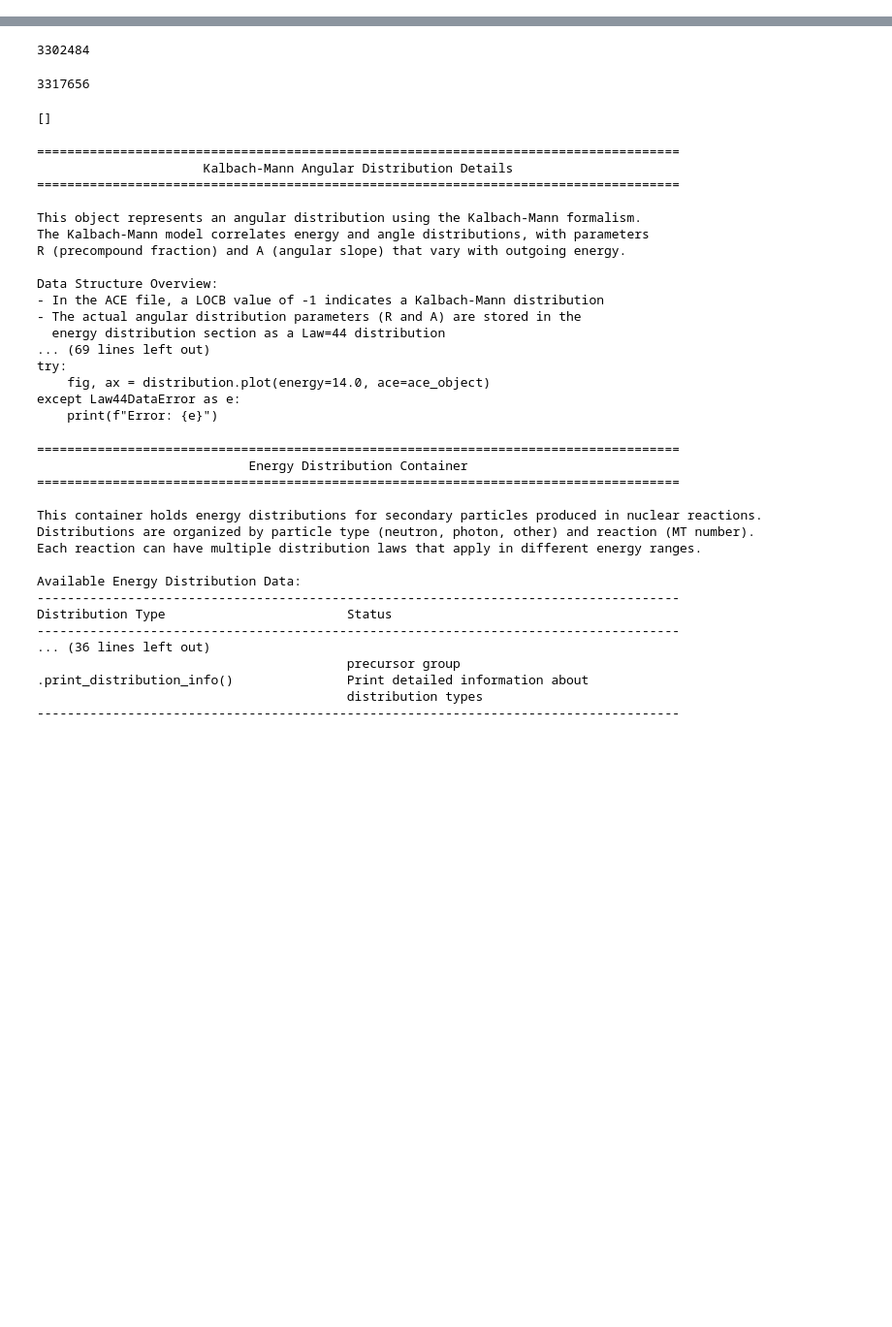
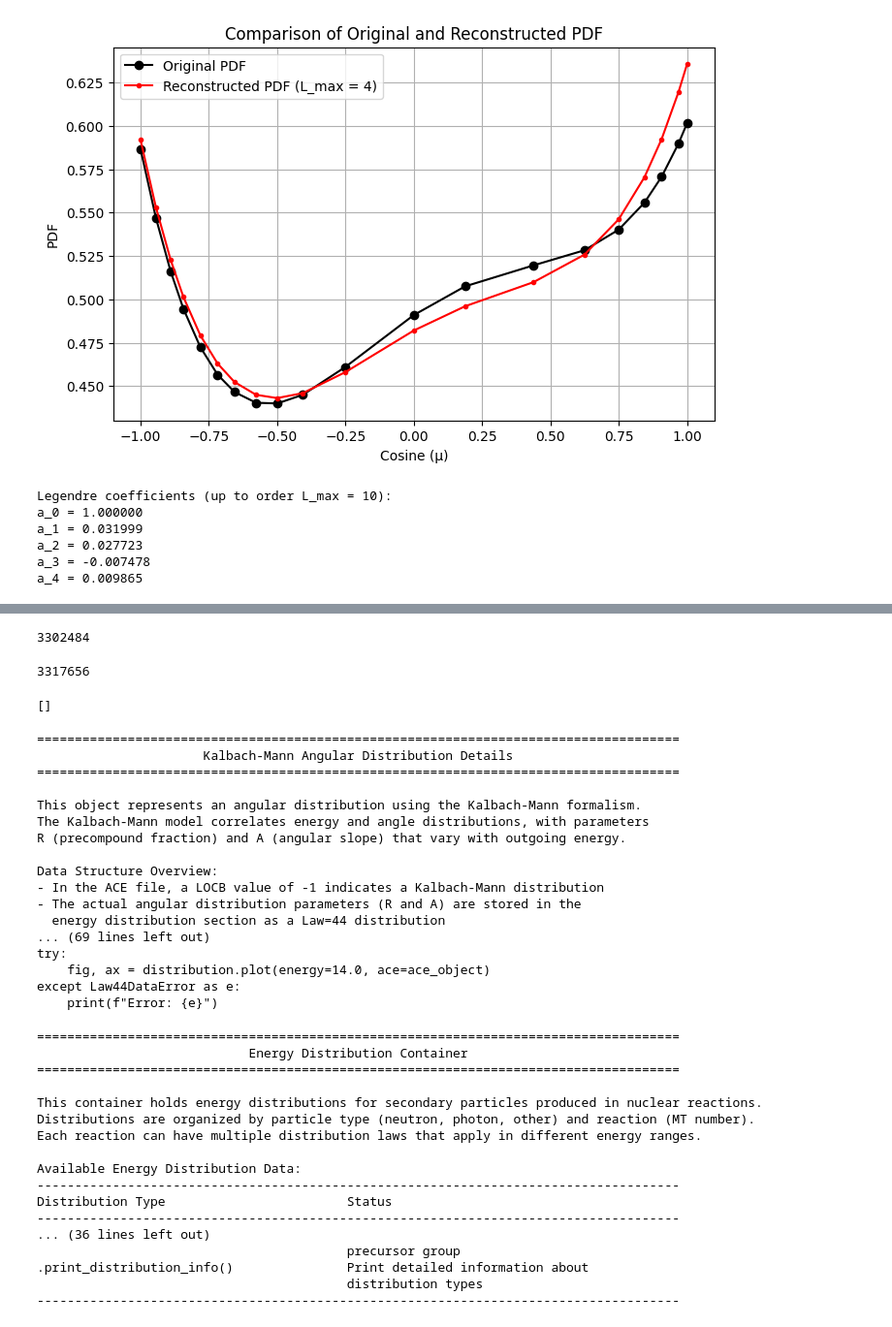
Before and after one commit to monleon96/kika, a Jupyter notebook: mcnpy/ace/test.ipynb, the cells around one changed output, grey strips where cells are left out. Shown at 97% size. Saved outputs shown, nothing was run; the diff lists cells and outputs as text; code cells hidden in the pictures; blank space fills up the shorter version.

```diff
--- a/mcnpy/ace/test.ipynb
+++ b/mcnpy/ace/test.ipynb
@@ -52,0 +70,57 @@ distribution that describes the probability of scattering at different angles.
+# %%
+num = 100
+# %%
+pdf = np.array(ace.angular_distributions.elastic.pdf[num])
+cosines = np.array(ace.angular_distributions.elastic.cosine_grid[num])
+# %%
+L_max = 4
+# %%
+# Function to compute Legendre coefficients from the PDF
+def compute_legendre_coeffs(pdf, cosines, L_max):
+    coeffs = []
+    for ell in range(L_max+1):
+        # Evaluate the Legendre polynomial P_ell at all cosine values.
+        P_ell = Legendre.basis(ell)(cosines)
+        # Compute the integral using the trapezoidal rule.
+        a_ell = np.trapz(pdf * P_ell, cosines)
+        coeffs.append(a_ell)
+    return np.array(coeffs)
+
+# Compute the Legendre coefficients
+a_coeffs = compute_legendre_coeffs(pdf, cosines, L_max)
+
+# Function to reconstruct the PDF from Legendre coefficients
+def reconstruct_pdf(a_coeffs, cosines):
+    f_rec = np.zeros_like(cosines)
+    L_max = len(a_coeffs)-1
+    for ell in range(L_max+1):
+        P_ell = Legendre.basis(ell)(cosines)
+        f_rec += 0.5 * (2*ell + 1) * a_coeffs[ell] * P_ell
+    return f_rec
+
+# Reconstruct the PDF from the Legendre coefficients
+pdf_reconstructed = reconstruct_pdf(a_coeffs, cosines)
+
+# Plot the original PDF and the reconstructed PDF
+plt.figure(figsize=(8, 5))
+plt.plot(cosines, pdf, 'ko-', label='Original PDF')
+plt.plot(cosines, pdf_reconstructed, 'r.-', label=f'Reconstructed PDF (L_max = {L_max})')
+plt.xlabel('Cosine (μ)')
+plt.ylabel('PDF')
+plt.title('Comparison of Original and Reconstructed PDF')
+plt.legend()
+plt.grid(True)
+plt.show()
+
+# For further analysis, let's print the computed Legendre coefficients.
+print("Legendre coefficients (up to order L_max = 10):")
+for ell, coeff in enumerate(a_coeffs):
+    print(f"a_{ell} = {coeff:.6f}")
+# %% [output]
+[figure, added]
+Legendre coefficients (up to order L_max = 10):
+a_0 = 1.000000
+a_1 = 0.031999
+a_2 = 0.027723
+a_3 = -0.007478
+a_4 = 0.009865
```
Also changed, not shown: parts of 14 cells of this notebook, 6 other files.
